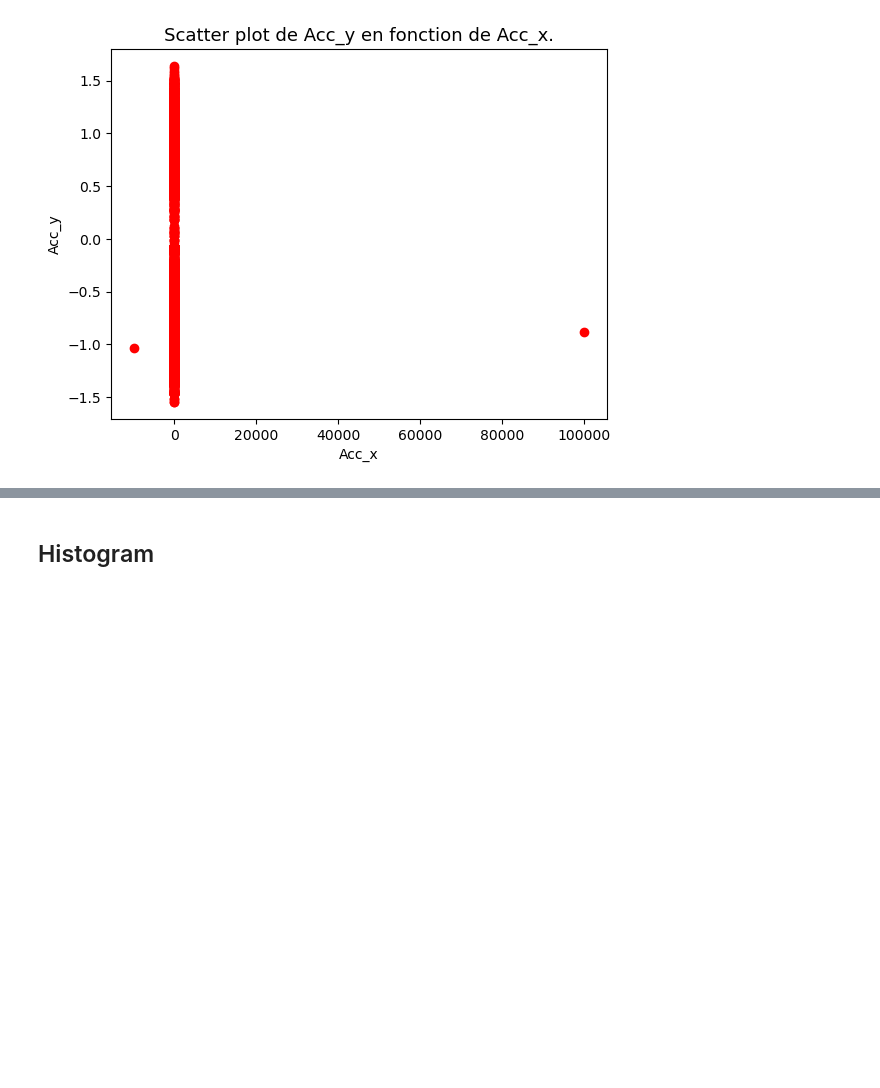
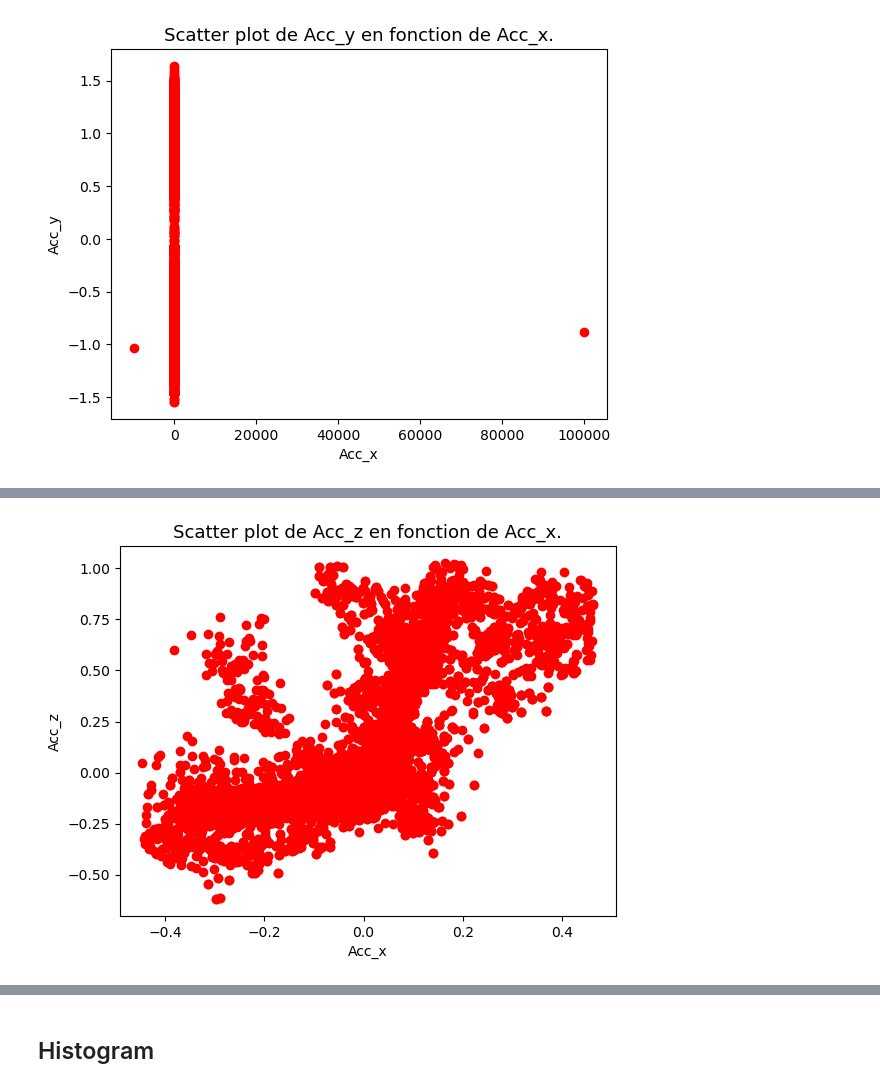
Before and after one commit to felladib/DATA_MIND_TP, a Jupyter notebook: TP2/TP2.ipynb, the cells around one changed output, grey strips where cells are left out. Drawn from its saved outputs; the diff is of its cells as text; code cells hidden in the pictures; blank space fills up the shorter version.

```diff
--- a/TP2/TP2.ipynb
+++ b/TP2/TP2.ipynb
@@ -58,0 +106,4 @@ generate_ScatterPlot(filtred_data ,'Acc_x' , 'Acc_y')
+# %%
+generate_ScatterPlot(data_sans_outliers ,'Acc_x' , 'Acc_z')
+# %% [output]
+[figure, added]
```
Also changed, not shown: parts of 11 cells of this notebook, 2 other files.
